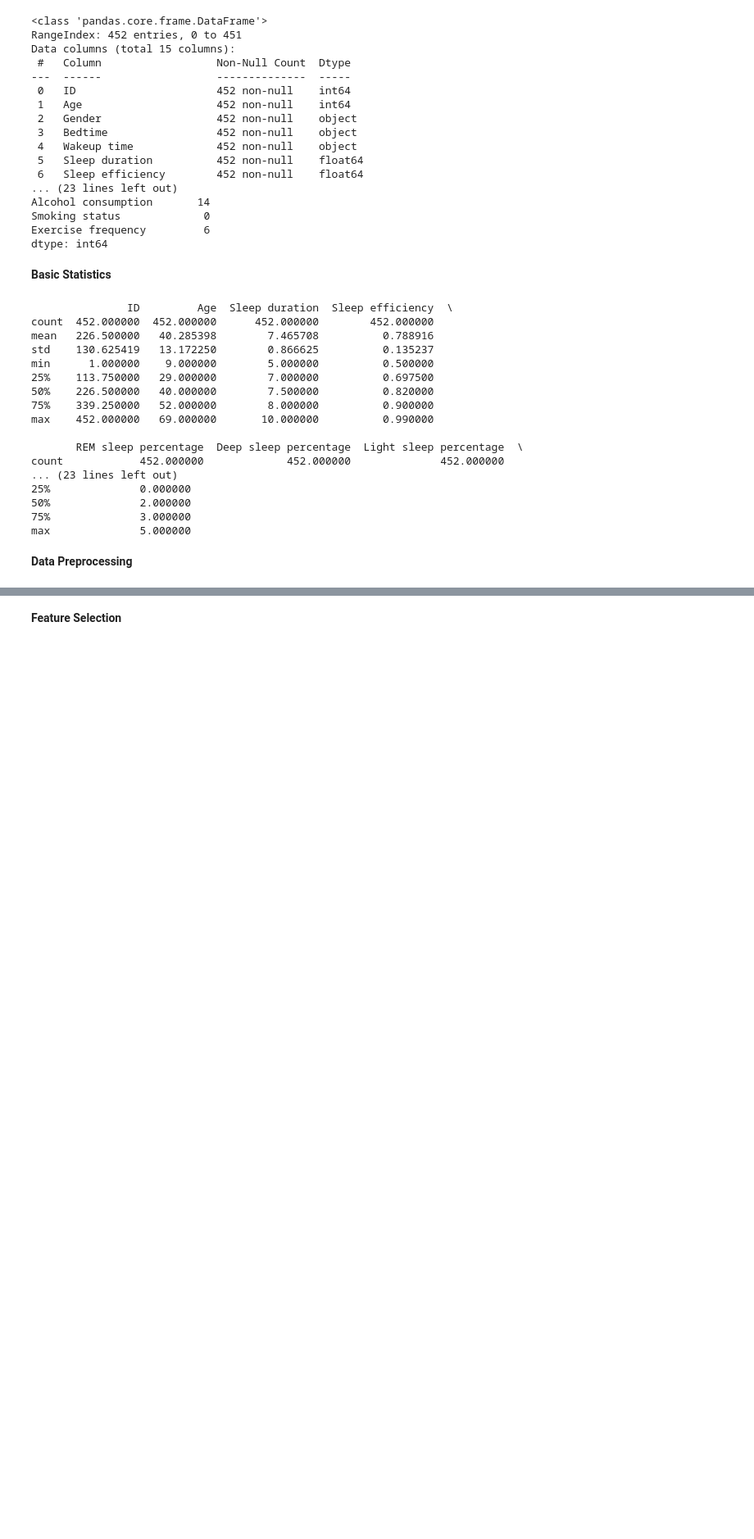
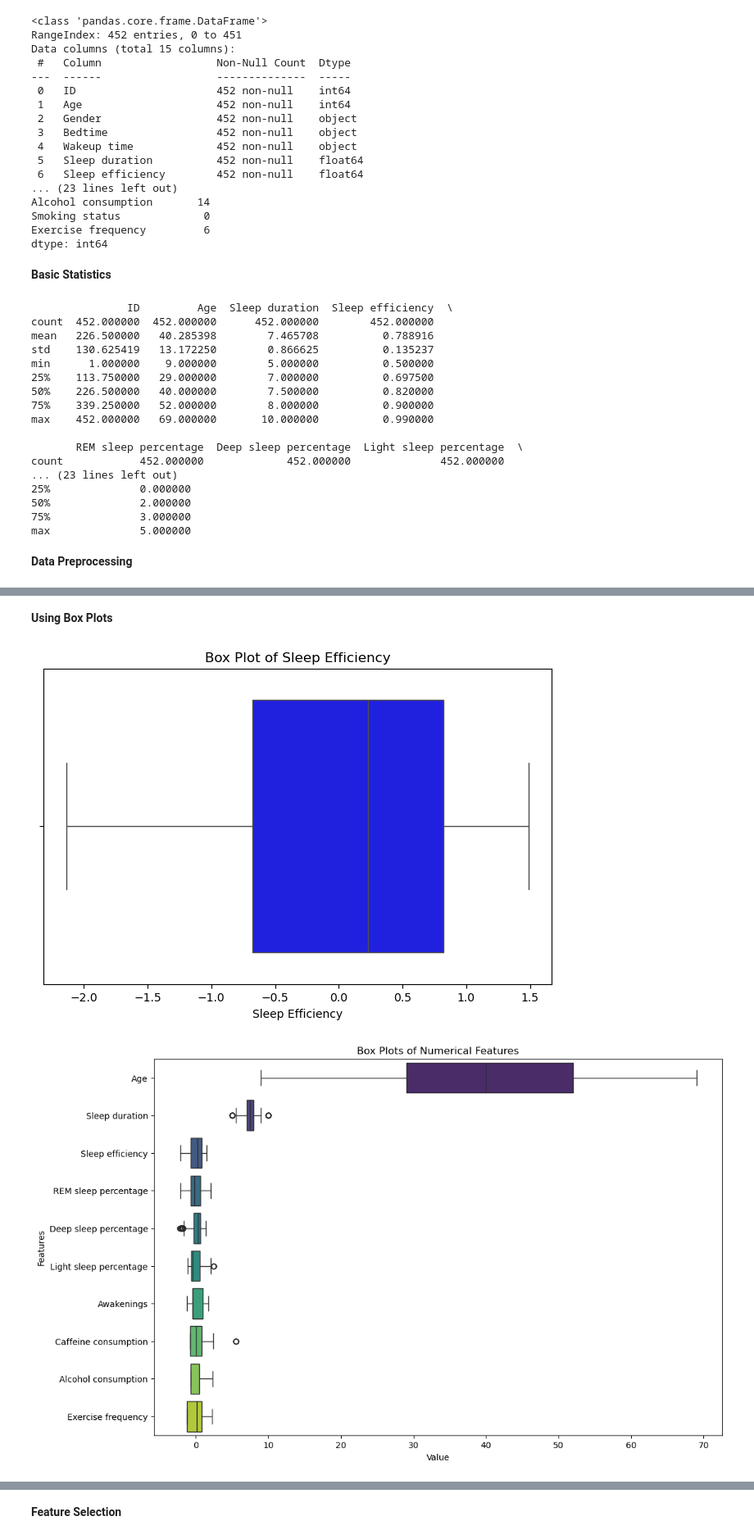
Before and after one commit to Jelles/ML-Model, a Jupyter notebook: Data Analysis - Gilbert.ipynb, the cells around one changed output, grey strips where cells are left out. Shown at 82% size. Saved outputs shown, nothing was run; the diff lists cells and outputs as text; code cells hidden in the pictures; blank space fills up the shorter version.

```diff
--- a/Data Analysis - Gilbert.ipynb
+++ b/Data Analysis - Gilbert.ipynb
@@ -212,0 +223,22 @@ plt.show()
+# %% [markdown]
+**Using Box Plots**
+# %%
+import seaborn as sns
+
+# Plot box plot for a single feature
+plt.figure(figsize=(8, 5))
+sns.boxplot(x=df['Sleep efficiency'], color='blue')
+plt.title('Box Plot of Sleep Efficiency')
+plt.xlabel('Sleep Efficiency')
+plt.show()
+
+# Plot box plots for all numerical features
+plt.figure(figsize=(12, 8))
+sns.boxplot(data=df.select_dtypes(include=['float64', 'int64']), orient='h', palette='viridis')
+plt.title('Box Plots of Numerical Features')
+plt.xlabel('Value')
+plt.ylabel('Features')
+plt.show()
+# %% [output]
+[figure, added]
+[figure, added]
```
Also changed, not shown: parts of 13 cells of this notebook, 3 other files.
